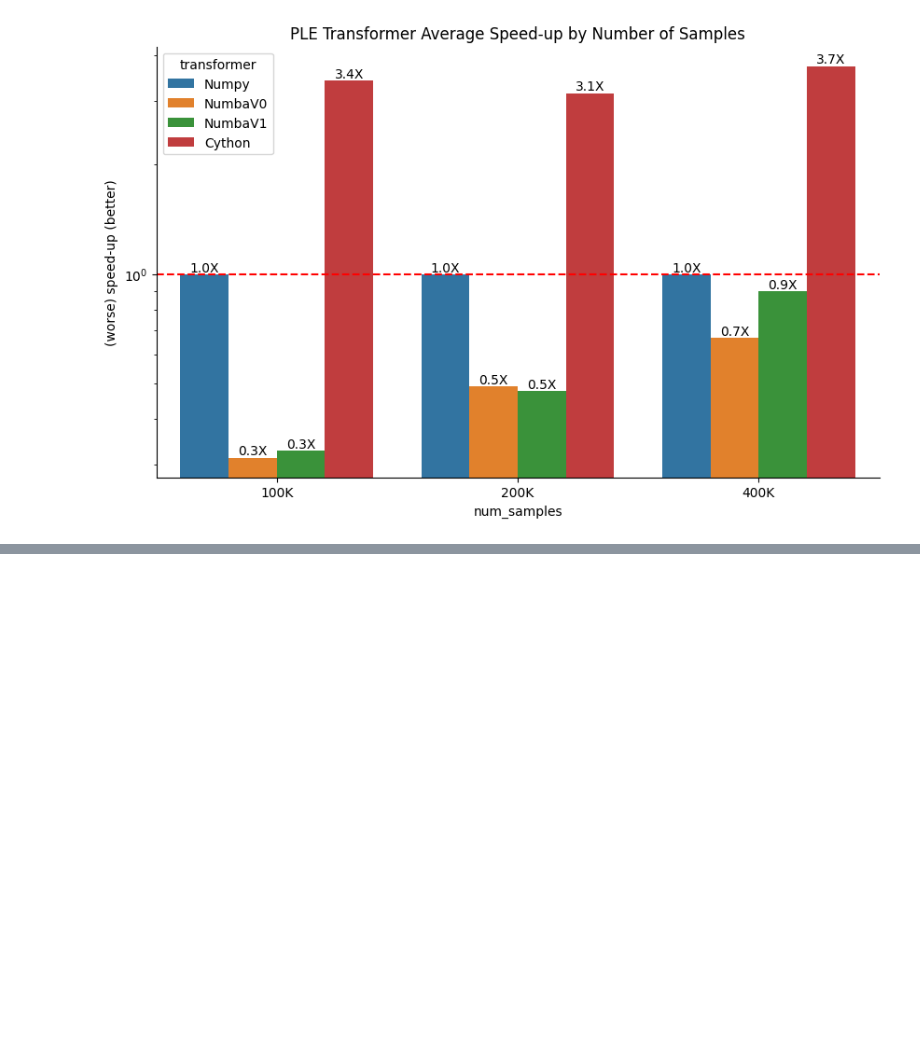
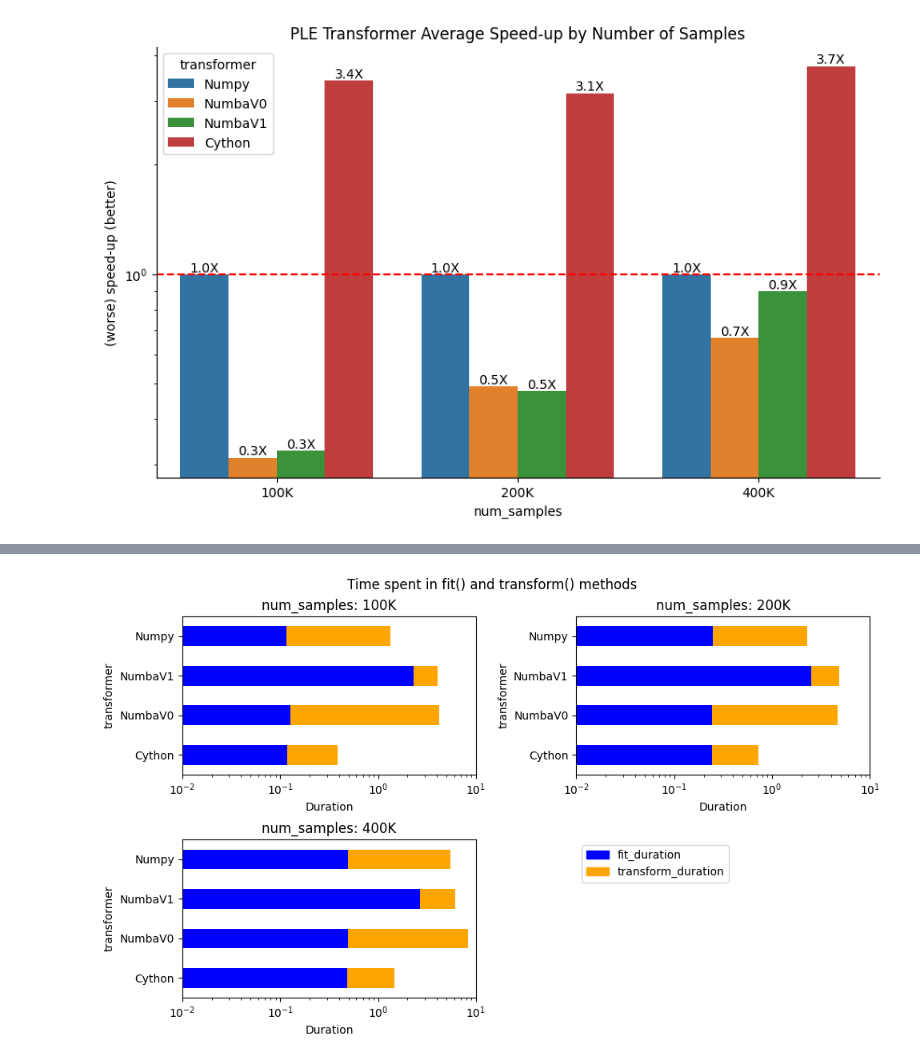
Before and after one commit to jimthompson5802/fast-python, a Jupyter notebook: ple/analyze_ple_test_scenarios.ipynb, the cells around one changed output, grey strips where cells are left out. Drawn from its saved outputs; the diff is of its cells as text; code cells hidden in the pictures; blank space fills up the shorter version.

Commit message:
add fit/transform time distribution

```diff
--- a/ple/analyze_ple_test_scenarios.ipynb
+++ b/ple/analyze_ple_test_scenarios.ipynb
@@ -174,0 +184,44 @@ plt.show()
+# %%
+import matplotlib.pyplot as plt
+import matplotlib.patches as mpatches
+
+# Assuming results_df is your DataFrame and it has been defined earlier
+# Get the unique transformers
+num_samples = results_df['num_samples'].unique()
+
+fig, axs = plt.subplots(2, 2, figsize=(10,6))
+
+# Define the colors and labels for your legend
+colors = ['blue', 'orange']  # Replace with the colors used in your bar chart
+labels = ['fit_duration', 'transform_duration']  # Replace with the labels used in your bar chart
+
+# Create a list of patches for the legend
+patches = [mpatches.Patch(color=color, label=label) for color, label in zip(colors, labels)]
+
+# Plot the stacked bar chart for each transformer
+for i, num_sample in enumerate(num_samples):
+    r = i // 2
+    c = i % 2
+    if r == 1 and c == 1:  # Skip the plot for axs[1, 1]
+        continue
+    df = results_df[results_df['num_samples'] == num_sample]
+    df.pivot_table(values=['fit_duration', 'transform_duration'], index='transformer').plot(
+        kind='barh', stacked=True, ax=axs[r, c], legend=False, color=colors
+    )
+    axs[r, c].set_title(f'num_samples: {num_sample/1e3:.0f}K')
+    axs[r, c].set_xlabel('Duration')
+    axs[r, c].set_xscale('log')
+    axs[r, c].set_xlim([0.01, 10])
+    axs[r, c].set_ylabel('transformer')
+
+axs[1, 1].legend(handles=patches, loc="upper left")  # Add the legend to axs[1, 1]
+axs[1, 1].axis('off')  # Remove plot boundary lines for axs[1, 1]
+
+plt.tight_layout()
+plt.suptitle("Time spent in fit() and transform() methods")
+plt.subplots_adjust(top=0.9)
+
+plt.savefig('ple_fit_transform_duration.png')
+plt.show()
+# %% [output]
+[figure, added]
```
Also changed, not shown: parts of 1 cell of this notebook.
